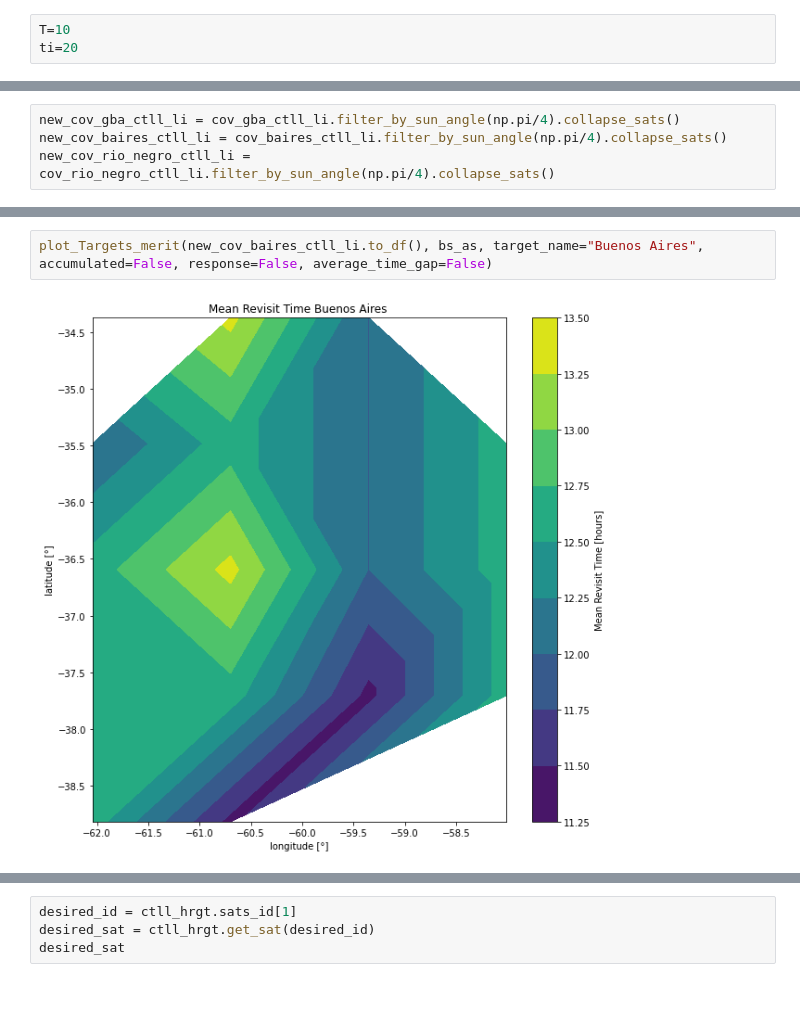
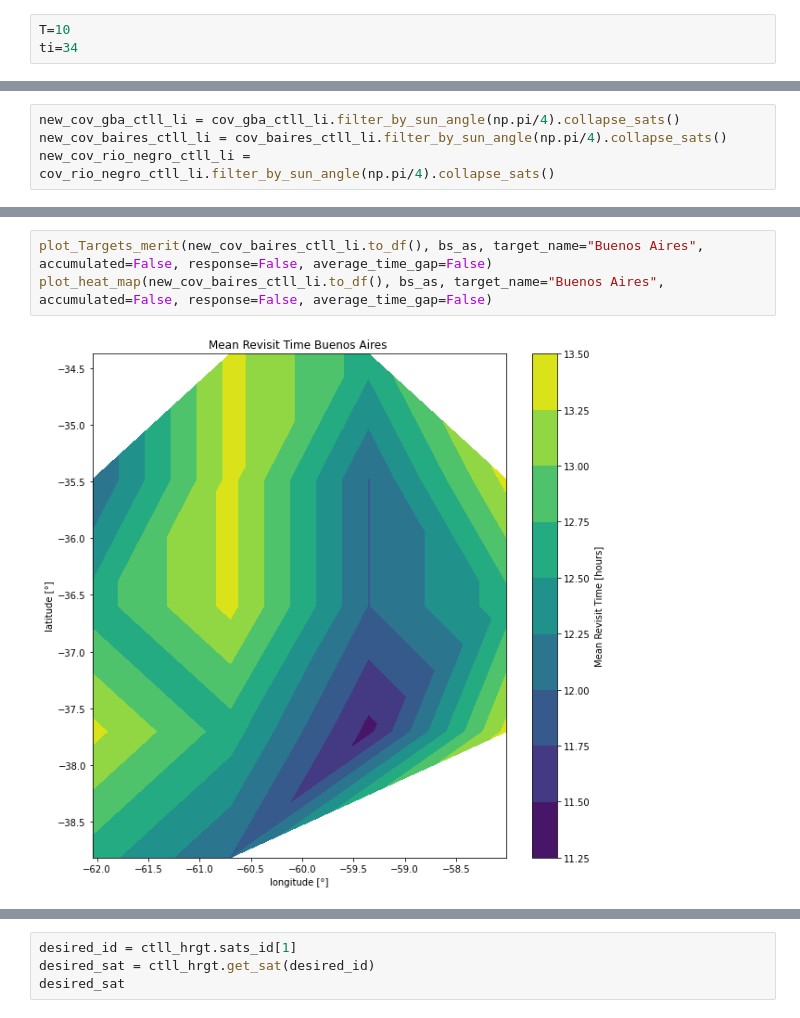
Before and after one commit to ivanbelenky/Ctll, a Jupyter notebook: notebooks/Test Case.ipynb, the cells around one changed output, grey strips where cells are left out. Drawn from its saved outputs; the diff is of its cells as text.

```diff
--- a/notebooks/Test Case.ipynb
+++ b/notebooks/Test Case.ipynb
@@ -229,7 +227,7 @@ from CtllDes.requests.coverage import Coverages
 ## Define time of study and time interval, i.e T=10, dt=20
 # %%
 T=10
-ti=20
+ti=34
 # %%
 from CtllDes.utils import sunearth
 rsun = sunearth.bodies_vector(T, ti, Earth, Sun, epoch=today)
@@ -325,4 +351,5 @@ plot_Targets_merit(new_cov_gba_ctll_li.to_df(), gba, target_name="Ciudad Autóno
 # %%
 plot_Targets_merit(new_cov_baires_ctll_li.to_df(), bs_as, target_name="Buenos Aires", accumulated=False, response=False, average_time_gap=False)
+plot_heat_map(new_cov_baires_ctll_li.to_df(), bs_as, target_name="Buenos Aires", accumulated=False, response=False, average_time_gap=False)
 # %% [output]
-[figure, old version]
+[figure, new version]
```
Also changed, not shown: parts of 21 cells of this notebook, 2 other files.
